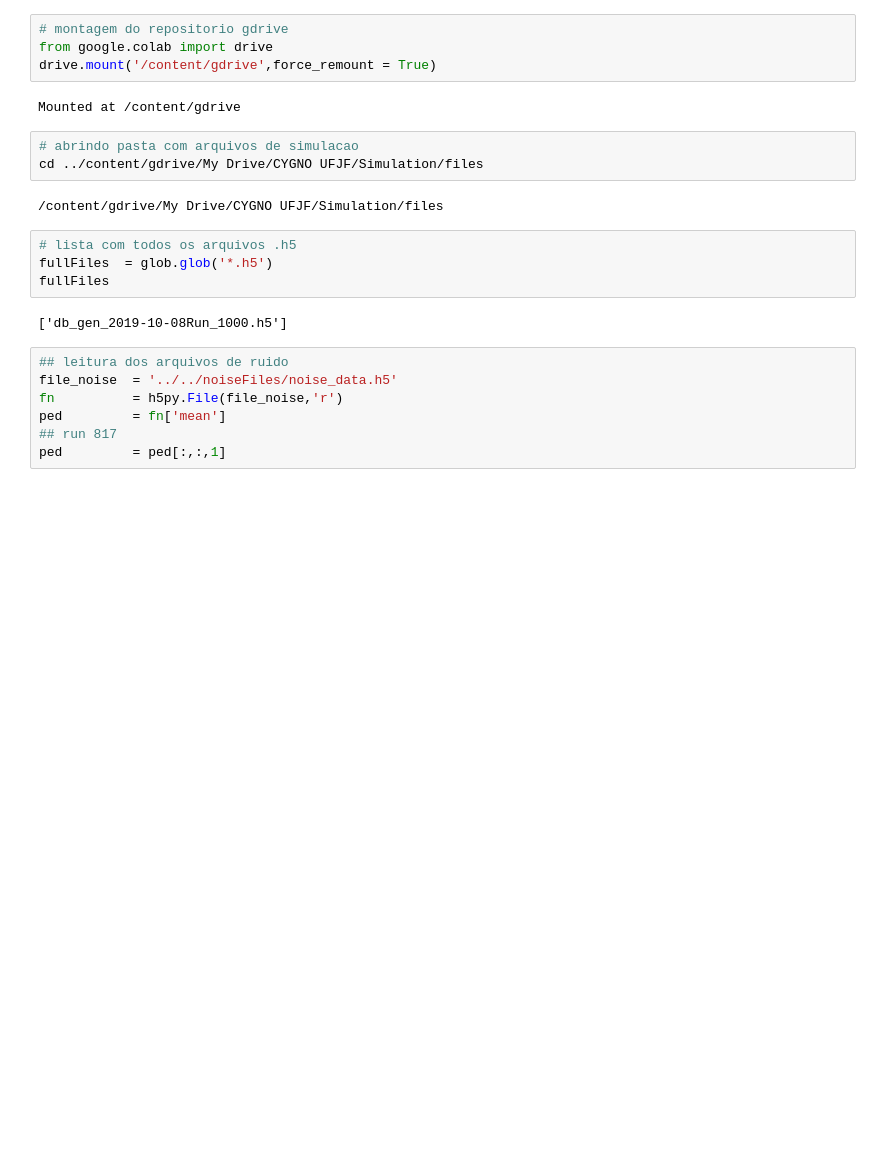
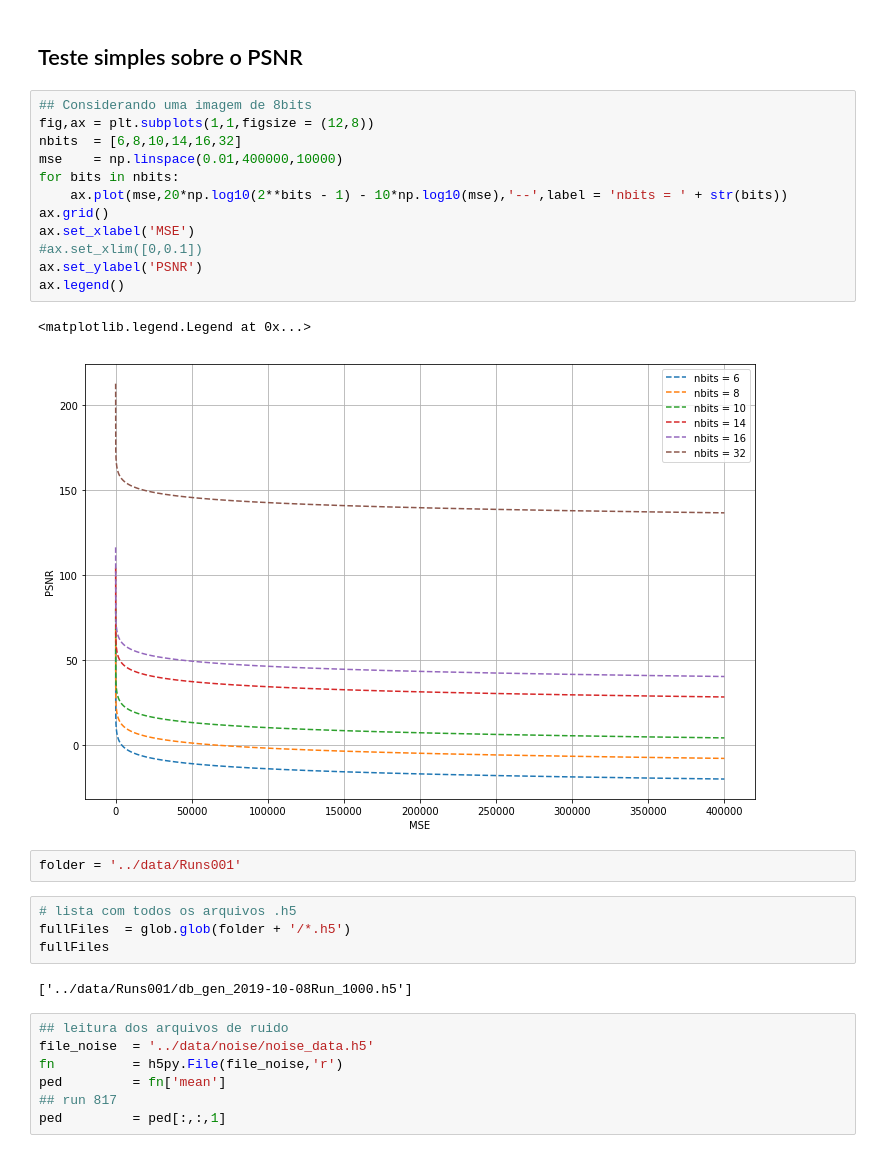
Before and after one commit to Gui1402/filtering_cygnus, a Jupyter notebook: notebooks/filters.ipynb, the cells around one changed output. Cells and saved outputs as stored; diff of their text form; blank space fills up the shorter version.

```diff
--- a/notebooks/filters.ipynb
+++ b/notebooks/filters.ipynb
@@ -50,26 +51,34 @@ def matrix3Scale(image,flag):
     sup = image.max(axis=0).max(axis = 0) ## caso negativo imagem real
   den = (sup - image.min(axis=0).min(axis = 0))
   return num/den
-# %%
-# montagem do repositorio gdrive
-from google.colab import drive
-drive.mount('/content/gdrive',force_remount = True)
-# %% [output]
-Mounted at /content/gdrive
-# %%
-# abrindo pasta com arquivos de simulacao
-cd ../content/gdrive/My Drive/CYGNO UFJF/Simulation/files
-# %% [output]
-/content/gdrive/My Drive/CYGNO UFJF/Simulation/files
+# %% [markdown]
+## Teste simples sobre o PSNR
+# %%
+## Considerando uma imagem de 8bits
+fig,ax = plt.subplots(1,1,figsize = (12,8))
+nbits  = [6,8,10,14,16,32]
+mse    = np.linspace(0.01,400000,10000)
+for bits in nbits:
+    ax.plot(mse,20*np.log10(2**bits - 1) - 10*np.log10(mse),'--',label = 'nbits = ' + str(bits))
+ax.grid()
+ax.set_xlabel('MSE')
+#ax.set_xlim([0,0.1])
+ax.set_ylabel('PSNR')
+ax.legend()
+# %% [output]
+<matplotlib.legend.Legend at 0x...>
+[figure, added]
+# %%
+folder = '../data/Runs001'
 # %%
 # lista com todos os arquivos .h5
-fullFiles  = glob.glob('*.h5')
+fullFiles  = glob.glob(folder + '/*.h5')
 fullFiles
 # %% [output]
-['db_gen_2019-10-08Run_1000.h5']
+['../data/Runs001/db_gen_2019-10-08Run_1000.h5']
 # %%
 ## leitura dos arquivos de ruido
-file_noise  = '../../noiseFiles/noise_data.h5'
+file_noise  = '../data/noise/noise_data.h5'
 fn          = h5py.File(file_noise,'r')
 ped         = fn['mean']
 ## run 817
```
Also changed, not shown: parts of 21 cells of this notebook, 4 other files.
